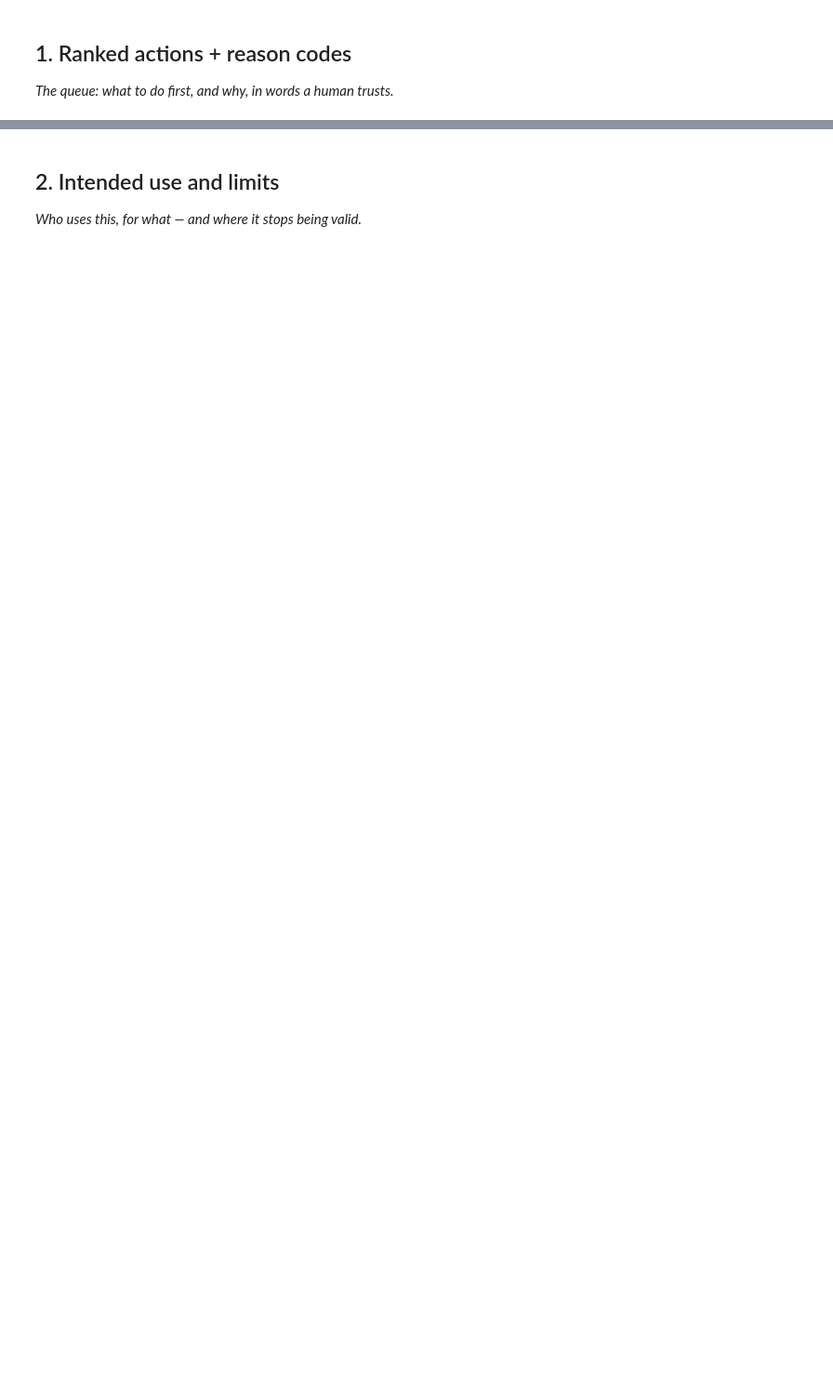
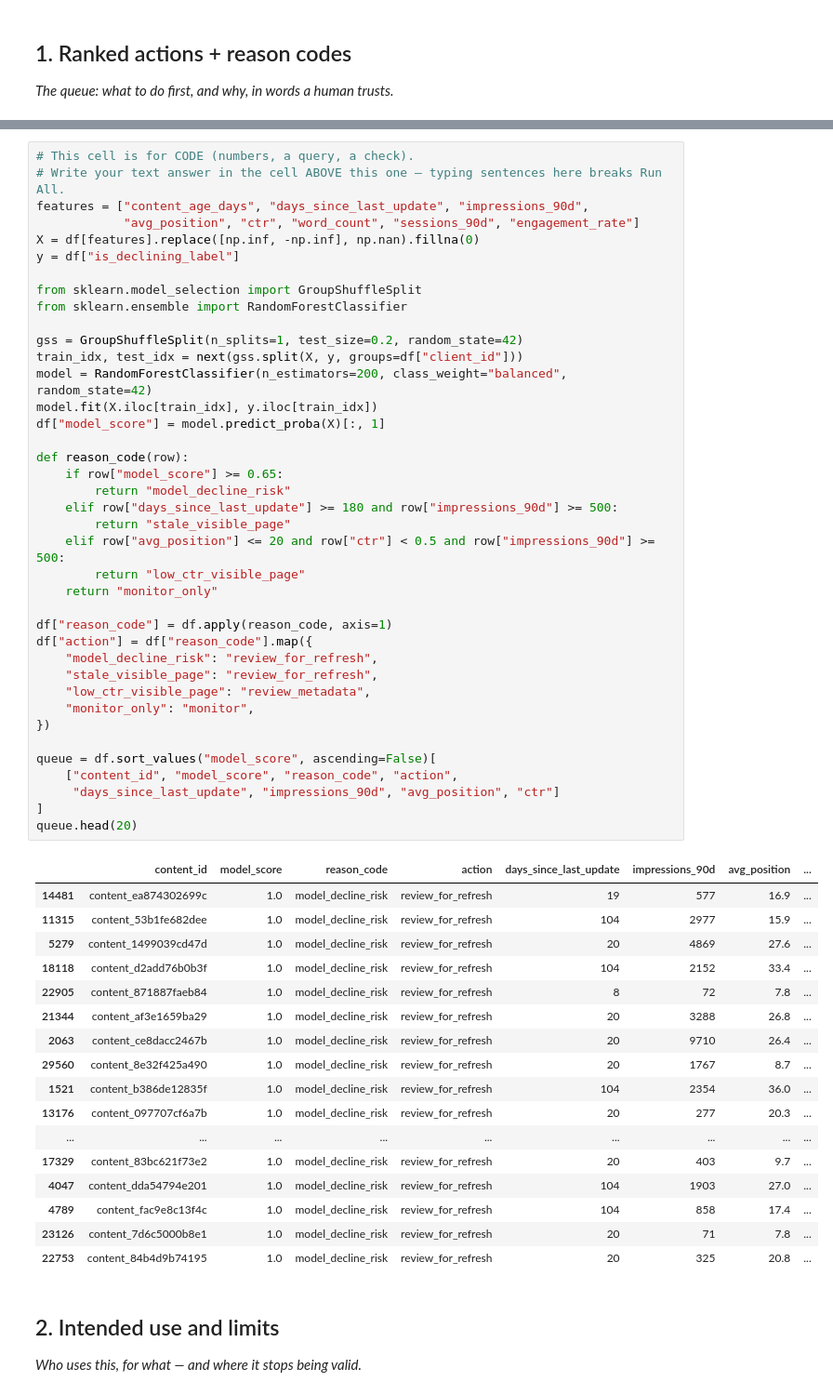
Before and after one commit to saadar2846/flyrank_ml_internship, a Jupyter notebook: work/notebooks/w07_action_playbook.ipynb, the cells around one changed output, grey strips where cells are left out. Shown at 93% size. Drawn from its saved outputs; the diff is of its cells as text; blank space fills up the shorter version.

```diff
--- a/work/notebooks/w07_action_playbook.ipynb
+++ b/work/notebooks/w07_action_playbook.ipynb
@@ -16,3 +33,60 @@ This skeleton is yours to fill. Work the sections **in order** — each one has
+# %%
+# This cell is for CODE (numbers, a query, a check).
+# Write your text answer in the cell ABOVE this one — typing sentences here breaks Run All.
+features = ["content_age_days", "days_since_last_update", "impressions_90d",
+            "avg_position", "ctr", "word_count", "sessions_90d", "engagement_rate"]
+X = df[features].replace([np.inf, -np.inf], np.nan).fillna(0)
+y = df["is_declining_label"]
+
+from sklearn.model_selection import GroupShuffleSplit
+from sklearn.ensemble import RandomForestClassifier
+
+gss = GroupShuffleSplit(n_splits=1, test_size=0.2, random_state=42)
+train_idx, test_idx = next(gss.split(X, y, groups=df["client_id"]))
+model = RandomForestClassifier(n_estimators=200, class_weight="balanced", random_state=42)
+model.fit(X.iloc[train_idx], y.iloc[train_idx])
+df["model_score"] = model.predict_proba(X)[:, 1]
+
+def reason_code(row):
+    if row["model_score"] >= 0.65:
+        return "model_decline_risk"
+    elif row["days_since_last_update"] >= 180 and row["impressions_90d"] >= 500:
+        return "stale_visible_page"
+    elif row["avg_position"] <= 20 and row["ctr"] < 0.5 and row["impressions_90d"] >= 500:
+        return "low_ctr_visible_page"
+    return "monitor_only"
+
+df["reason_code"] = df.apply(reason_code, axis=1)
+df["action"] = df["reason_code"].map({
+    "model_decline_risk": "review_for_refresh",
+    "stale_visible_page": "review_for_refresh",
+    "low_ctr_visible_page": "review_metadata",
+    "monitor_only": "monitor",
+})
+
+queue = df.sort_values("model_score", ascending=False)[
+    ["content_id", "model_score", "reason_code", "action",
+     "days_since_last_update", "impressions_90d", "avg_position", "ctr"]
+]
+queue.head(20)
+# %% [output]
+|  | content_id | model_score | reason_code | action | days_since_last_update | impressions_90d | avg_position | ... |
+| 14481 | content_ea874302699c | 1.0 | model_decline_risk | review_for_refresh | 19 | 577 | 16.9 | ... |
+| 11315 | content_53b1fe682dee | 1.0 | model_decline_risk | review_for_refresh | 104 | 2977 | 15.9 | ... |
+| 5279 | content_1499039cd47d | 1.0 | model_decline_risk | review_for_refresh | 20 | 4869 | 27.6 | ... |
+| 18118 | content_d2add76b0b3f | 1.0 | model_decline_risk | review_for_refresh | 104 | 2152 | 33.4 | ... |
+| 22905 | content_871887faeb84 | 1.0 | model_decline_risk | review_for_refresh | 8 | 72 | 7.8 | ... |
+| 21344 | content_af3e1659ba29 | 1.0 | model_decline_risk | review_for_refresh | 20 | 3288 | 26.8 | ... |
+| 2063 | content_ce8dacc2467b | 1.0 | model_decline_risk | review_for_refresh | 20 | 9710 | 26.4 | ... |
+| 29560 | content_8e32f425a490 | 1.0 | model_decline_risk | review_for_refresh | 20 | 1767 | 8.7 | ... |
+| 1521 | content_b386de12835f | 1.0 | model_decline_risk | review_for_refresh | 104 | 2354 | 36.0 | ... |
+| 13176 | content_097707cf6a7b | 1.0 | model_decline_risk | review_for_refresh | 20 | 277 | 20.3 | ... |
+| ... | ... | ... | ... | ... | ... | ... | ... | ... |
+| 17329 | content_83bc621f73e2 | 1.0 | model_decline_risk | review_for_refresh | 20 | 403 | 9.7 | ... |
+| 4047 | content_dda54794e201 | 1.0 | model_decline_risk | review_for_refresh | 104 | 1903 | 27.0 | ... |
+| 4789 | content_fac9e8c13f4c | 1.0 | model_decline_risk | review_for_refresh | 104 | 858 | 17.4 | ... |
+| 23126 | content_7d6c5000b8e1 | 1.0 | model_decline_risk | review_for_refresh | 20 | 71 | 7.8 | ... |
+| 22753 | content_84b4d9b74195 | 1.0 | model_decline_risk | review_for_refresh | 20 | 325 | 20.8 | ... |
 # %% [markdown]
 ## 2. Intended use and limits
 
```
Also changed, not shown: parts of 9 cells of this notebook.
